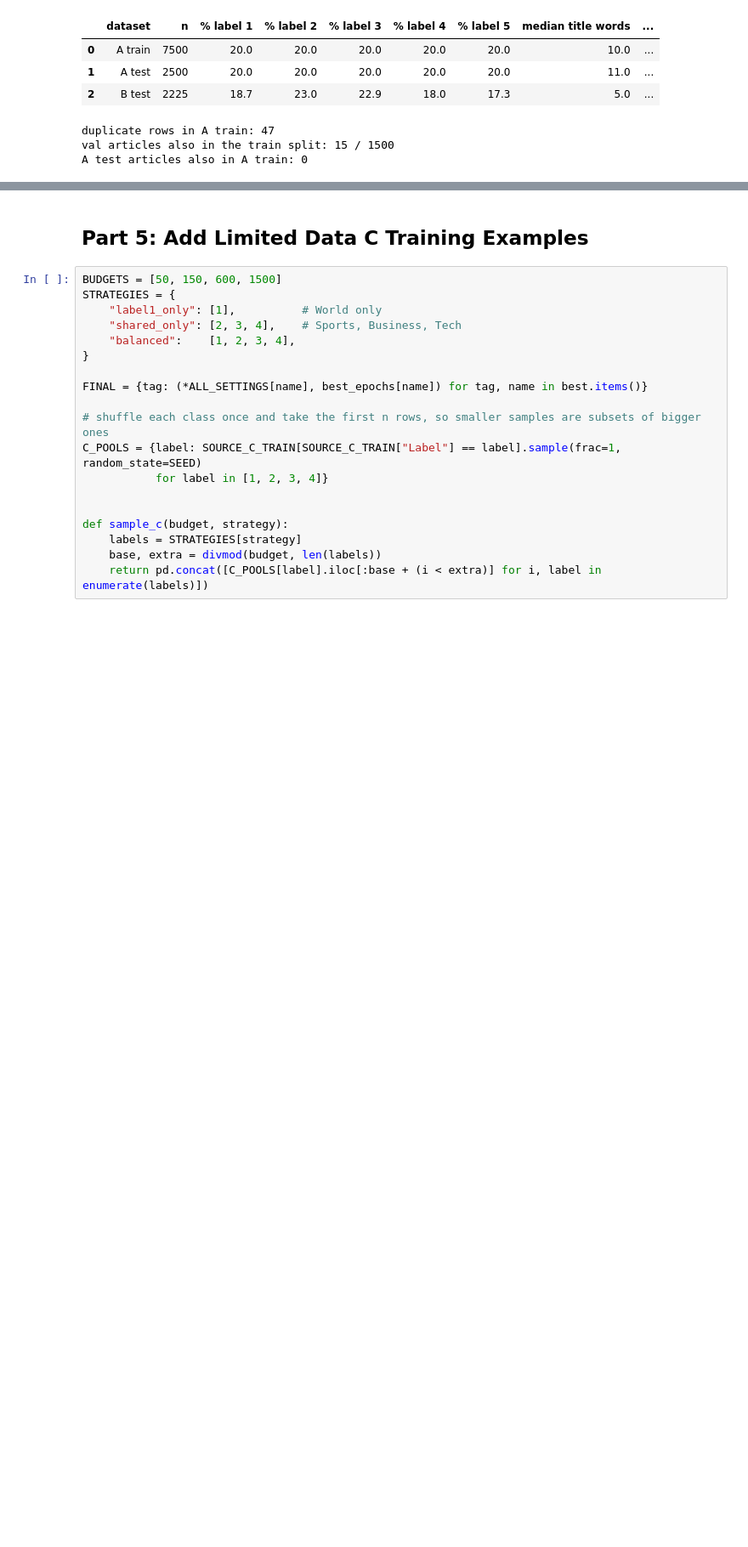
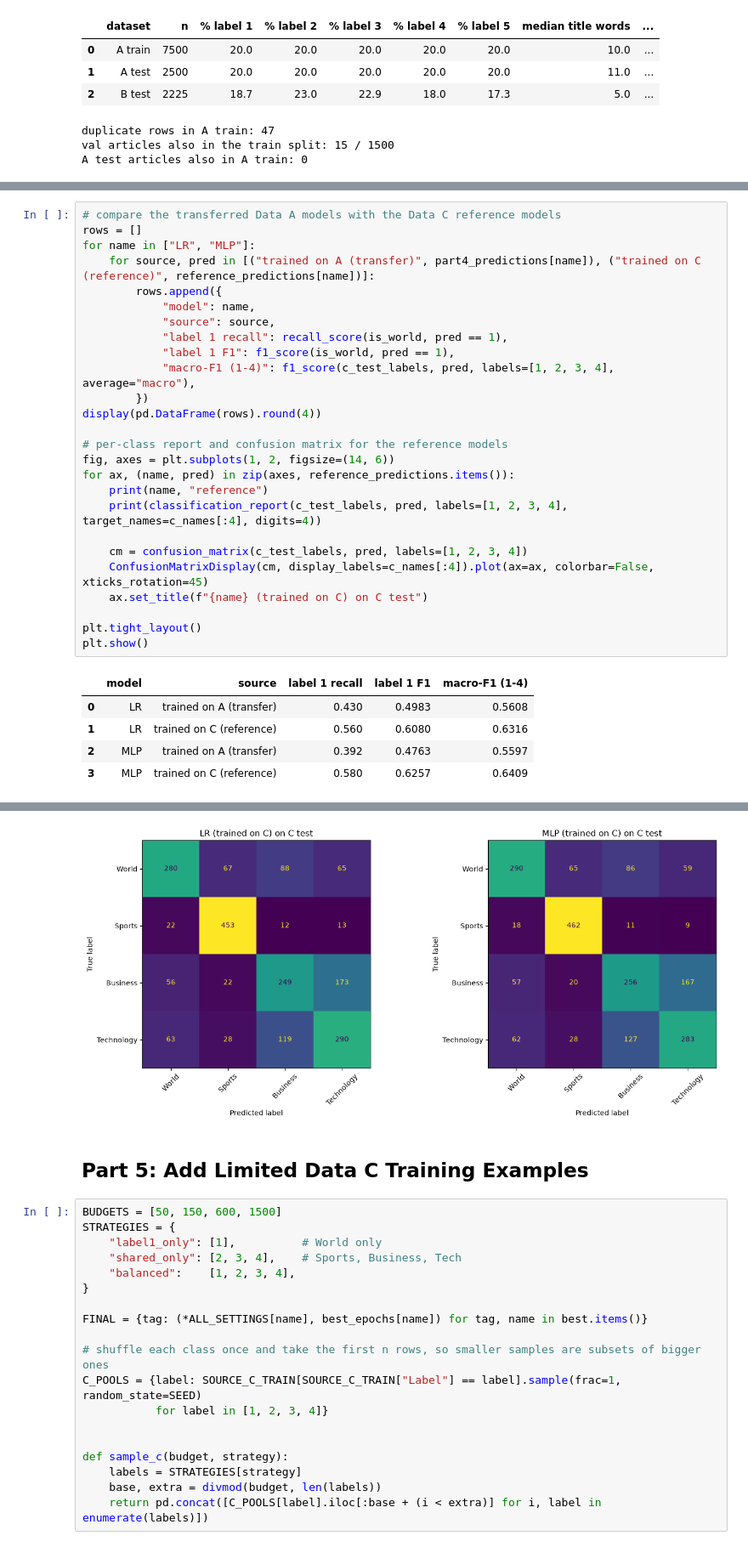
Before and after one commit to hotbox-works/News-Classification-Project, a Jupyter notebook: project1_aif.ipynb, the cells around one changed output, grey strips where cells are left out. Shown at 85% size. Saved outputs shown, nothing was run; the diff lists cells and outputs as text; blank space fills up the shorter version.

```diff
--- a/project1_aif.ipynb
+++ b/project1_aif.ipynb
@@ -1240,0 +1276,32 @@ MLP reference: setting=mlp_dropout, epochs=8, seed=0, train size=6000
+# %%
+# compare the transferred Data A models with the Data C reference models
+rows = []
+for name in ["LR", "MLP"]:
+    for source, pred in [("trained on A (transfer)", part4_predictions[name]), ("trained on C (reference)", reference_predictions[name])]:
+        rows.append({
+            "model": name,
+            "source": source,
+            "label 1 recall": recall_score(is_world, pred == 1),
+            "label 1 F1": f1_score(is_world, pred == 1),
+            "macro-F1 (1-4)": f1_score(c_test_labels, pred, labels=[1, 2, 3, 4], average="macro"),
+        })
+display(pd.DataFrame(rows).round(4))
+
+# per-class report and confusion matrix for the reference models
+fig, axes = plt.subplots(1, 2, figsize=(14, 6))
+for ax, (name, pred) in zip(axes, reference_predictions.items()):
+    print(name, "reference")
+    print(classification_report(c_test_labels, pred, labels=[1, 2, 3, 4], target_names=c_names[:4], digits=4))
+
+    cm = confusion_matrix(c_test_labels, pred, labels=[1, 2, 3, 4])
+    ConfusionMatrixDisplay(cm, display_labels=c_names[:4]).plot(ax=ax, colorbar=False, xticks_rotation=45)
+    ax.set_title(f"{name} (trained on C) on C test")
+
+plt.tight_layout()
+plt.show()
+# %% [output]
+|  | model | source | label 1 recall | label 1 F1 | macro-F1 (1-4) |
+| 0 | LR | trained on A (transfer) | 0.430 | 0.4983 | 0.5608 |
+| 1 | LR | trained on C (reference) | 0.560 | 0.6080 | 0.6316 |
+| 2 | MLP | trained on A (transfer) | 0.392 | 0.4763 | 0.5597 |
+| 3 | MLP | trained on C (reference) | 0.580 | 0.6257 | 0.6409 |
@@ -1241,3 +1325,4 @@ MLP reference: setting=mlp_dropout, epochs=8, seed=0, train size=6000
+[figure, added]
 # %% [markdown]
 ## Part 5: Add Limited Data C Training Examples
 # %%
```
Also changed, not shown: parts of 25 cells of this notebook.
